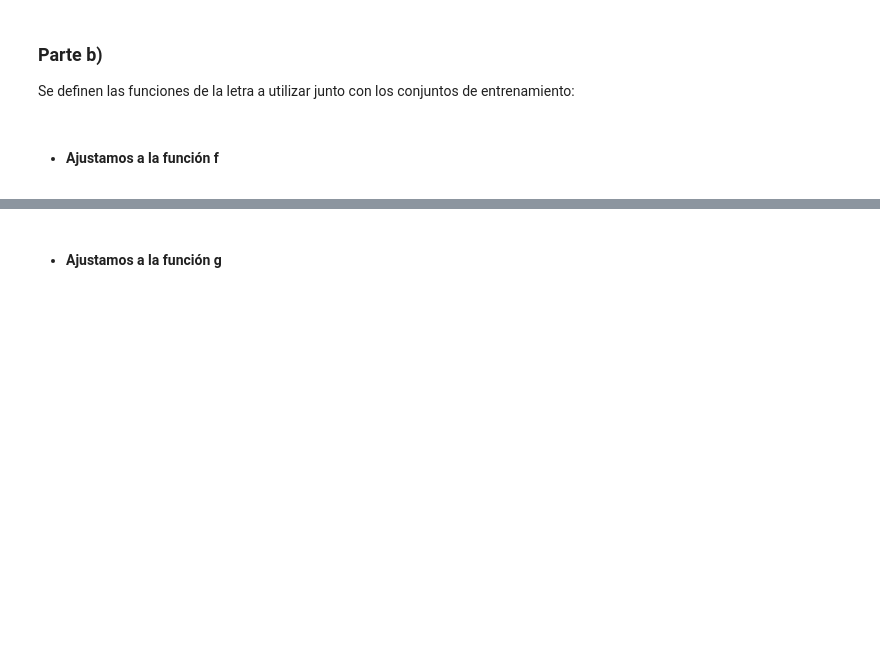
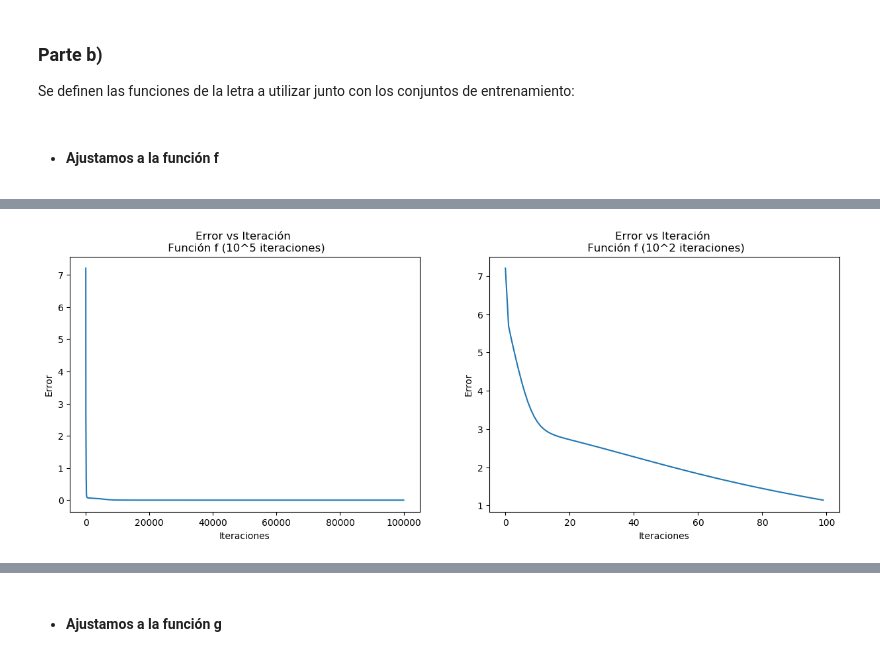
Before and after one commit to e567713/Laboratorios_MAA, a Jupyter notebook: Laboratorio_5/artificial_neural_network.ipynb, the cells around one changed output, grey strips where cells are left out. Drawn from its saved outputs; the diff is of its cells as text; code cells hidden in the pictures; blank space fills up the shorter version.

```diff
--- a/Laboratorio_5/artificial_neural_network.ipynb
+++ b/Laboratorio_5/artificial_neural_network.ipynb
@@ -187,0 +194,18 @@ plot_errors('f', errors_f)
+# %%
+data1 = {
+    'x': list(range(len(errors_f))),
+    'xlabel': 'Iteraciones',
+    'ylabel': 'Error',
+    'y': errors_f,
+    'title': 'Error vs Iteración \n Función f (10^5 iteraciones)',
+}
+data2 = {
+    'x': list(range(len(errors_f[:10**2]))),
+    'xlabel': 'Iteraciones',
+    'ylabel': 'Error',
+    'y': errors_f[:10**2],
+    'title': 'Error vs Iteración \n Función f (10^2 iteraciones)',
+}
+plot_2_inline(data1,data2)
+# %% [output]
+[figure, added]
```
Also changed, not shown: parts of 21 cells of this notebook, 1 other file.
